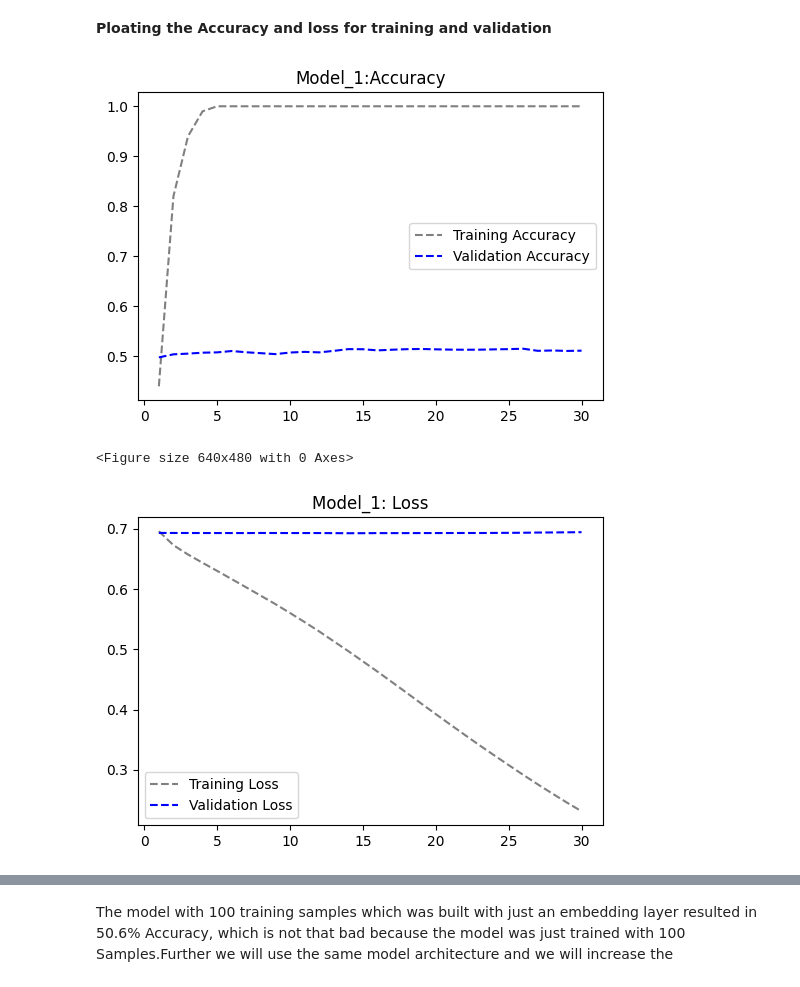
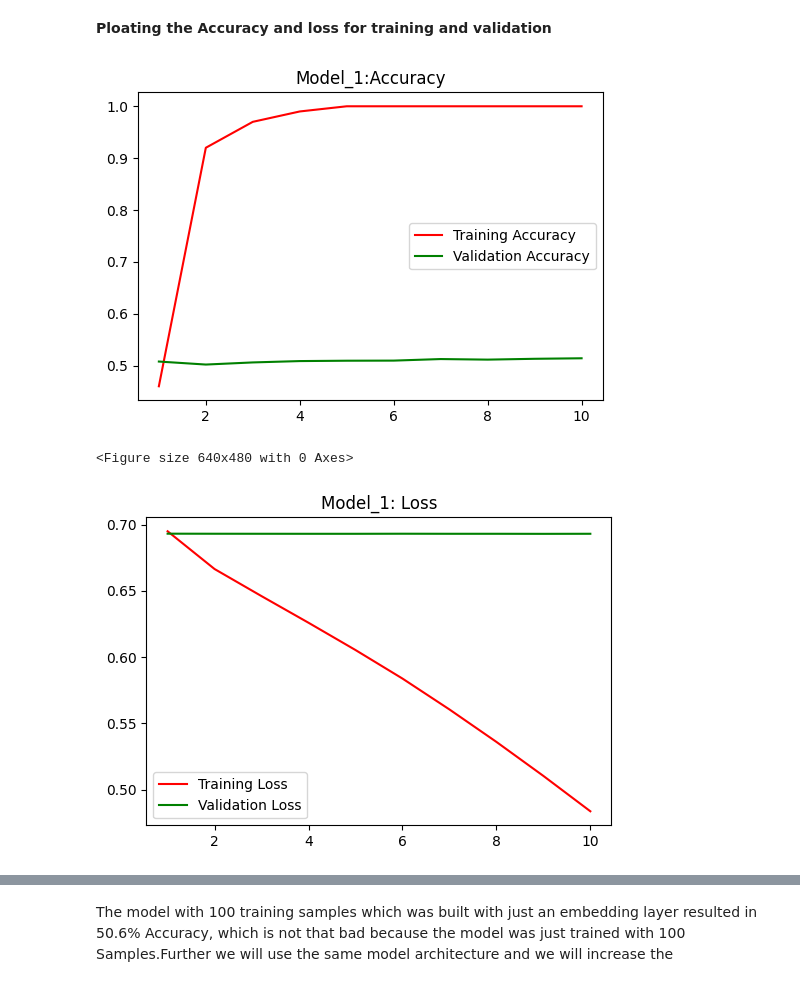
Before and after one commit to 64060kbarot/AML_64061, a Jupyter notebook: Assignment4_Text&Sequence_using_IMDBdataset.ipynb, the cells around one changed output, grey strips where cells are left out. Cells and saved outputs as stored; diff of their text form; code cells hidden in the pictures.

```diff
--- a/Assignment4_Text&Sequence_using_IMDBdataset.ipynb
+++ b/Assignment4_Text&Sequence_using_IMDBdataset.ipynb
@@ -102,8 +108,8 @@ callbacks = ModelCheckpoint(
 
 # Model Fit - Running the Model
 Model_1 = model.fit(train_texts, train_labels,
-                    epochs=30,
-                    batch_size=32,
+                    epochs=10,
+                    batch_size=16,
                     validation_data=(val_texts, val_labels),
                     callbacks=callbacks)
 # %% [output]
@@ -129,29 +138,29 @@ Epoch 30/30
 # %%
 accuracy = Model_1.history['accuracy']
 val_accuracy = Model_1.history['val_accuracy']
 
 loss = Model_1.history["loss"]
 val_loss = Model_1.history["val_loss"]
 
 epochs = range(1, len(accuracy) + 1)
 
 plt.figure(figsize=(6,4))
-plt.plot(epochs, accuracy, color="grey", linestyle="dashed", label="Training Accuracy")
-plt.plot(epochs, val_accuracy, color="blue",linestyle="dashed", label="Validation Accuracy")
+plt.plot(epochs, accuracy, color="Red", label="Training Accuracy")
+plt.plot(epochs, val_accuracy, color="Green", label="Validation Accuracy")
 plt.title("Model_1:Accuracy")
 plt.legend()
 plt.figure()
 
 plt.figure(figsize=(6,4))
-plt.plot(epochs, loss, color="grey", linestyle="dashed", label="Training Loss")
-plt.plot(epochs, val_loss, color="blue", linestyle="dashed", label="Validation Loss")
+plt.plot(epochs, loss, color="Red", label="Training Loss")
+plt.plot(epochs, val_loss, color="Green", label="Validation Loss")
 plt.title("Model_1: Loss")
 plt.legend()
 plt.show()
 # %% [output]
-[figure, old version]
+[figure, new version]
 <Figure size 640x480 with 0 Axes>
-[figure, old version]
+[figure, new version]
 # %%
 test_model = load_model('model1.h5')
 Model1_Results = test_model.evaluate(test_texts,test_labels)
```
Also changed, not shown: parts of 16 cells of this notebook.
